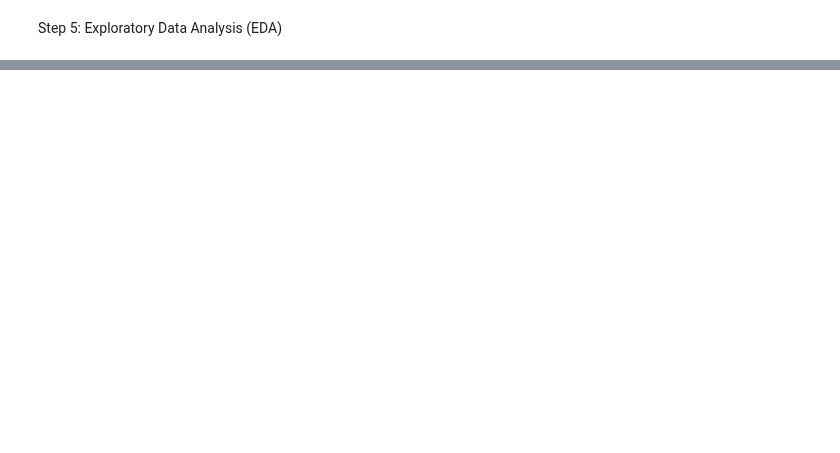
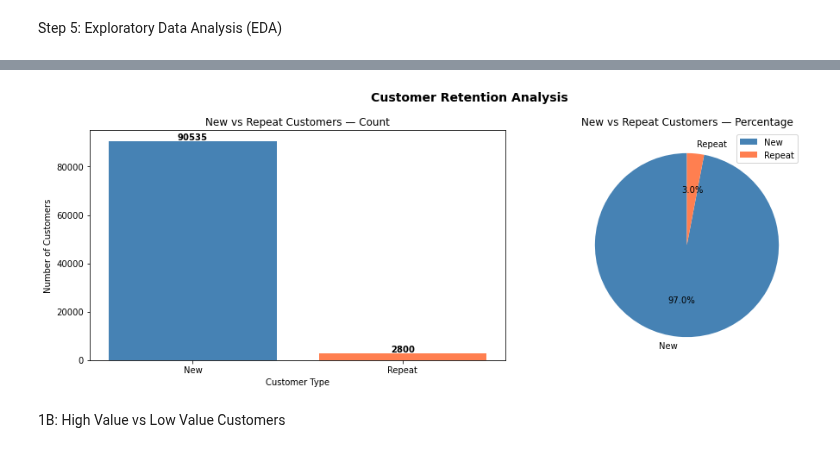
Before and after one commit to BangariSoni/LogicMojo-AI-ML-March26-SOBANGA, a Jupyter notebook: python_project_aiml_logicmojo/python_project_aiml_logicmojo_dataset/project_implementation.ipynb, the cells around one changed output, grey strips where cells are left out. Cells and saved outputs as stored; diff of their text form; code cells hidden in the pictures; blank space fills up the shorter version.

Commit message:
Step 5: Exploratory Data Analysis (EDA) completed

```diff
--- a/python_project_aiml_logicmojo/python_project_aiml_logicmojo_dataset/project_implementation.ipynb
+++ b/python_project_aiml_logicmojo/python_project_aiml_logicmojo_dataset/project_implementation.ipynb
@@ -1039,0 +1041,12 @@ Step 5: Exploratory Data Analysis (EDA)
+# %%
+# Classify customers
+master["customer_type"] = master["purchase_frequency"].apply(
+    lambda x: "Repeat" if x > 1 else "New"
+)
+# Count unique customers per type
+customer_type_counts = master.groupby("customer_type")["customer_unique_id"].nunique()
+# Percentage
+total_customers = customer_type_counts.sum()
+customer_type_pct = (customer_type_counts / total_customers * 100).round(2)
+print("Customer Type Count:\n", customer_type_counts)
+print("\nCustomer Type Percentage:\n", customer_type_pct)
@@ -1039,0 +1065,27 @@ Step 5: Exploratory Data Analysis (EDA)
+# %%
+#Visualization of analysis of new vs repeat customers
+fig, axes = plt.subplots(1, 2, figsize=(14, 5))
+# Chart 1 — Bar chart
+axes[0].bar(customer_type_counts.index,
+            customer_type_counts.values,
+            color=["steelblue", "coral"])
+axes[0].set_title("New vs Repeat Customers — Count")
+axes[0].set_xlabel("Customer Type")
+axes[0].set_ylabel("Number of Customers")
+for i, v in enumerate(customer_type_counts.values):
+    axes[0].text(i, v + 500, str(v), ha="center", fontweight="bold")
+# Chart 2 — Pie chart
+axes[1].pie(customer_type_pct.values,
+            labels=customer_type_counts.index,
+            autopct="%1.1f%%",
+            colors=["steelblue", "coral"],
+            startangle=90)
+axes[1].set_title("New vs Repeat Customers — Percentage")
+plt.suptitle("Customer Retention Analysis", fontsize=14, fontweight="bold")
+plt.tight_layout()
+plt.legend()
+plt.show()
+# %% [output]
+[figure, added]
+# %% [markdown]
+1B: High Value vs Low Value Customers
```
Also changed, not shown: parts of 52 cells of this notebook.
